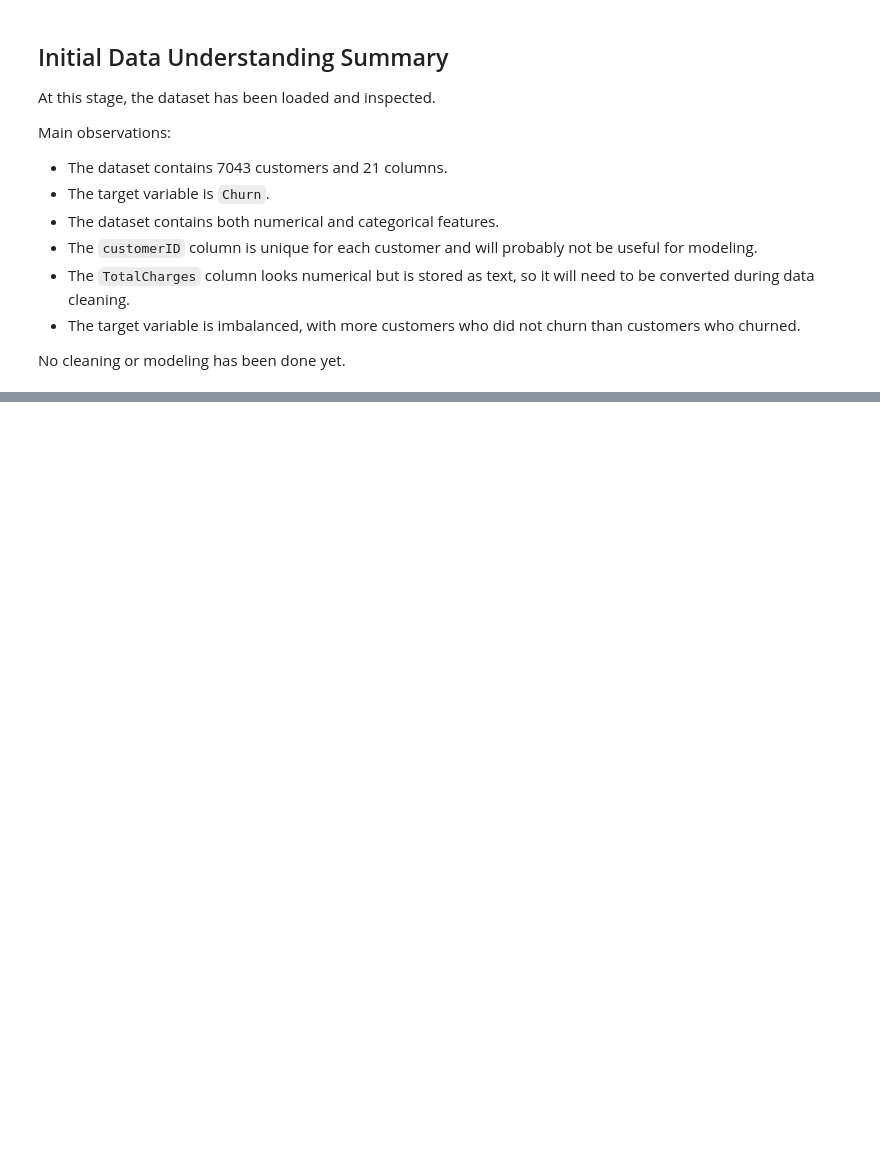
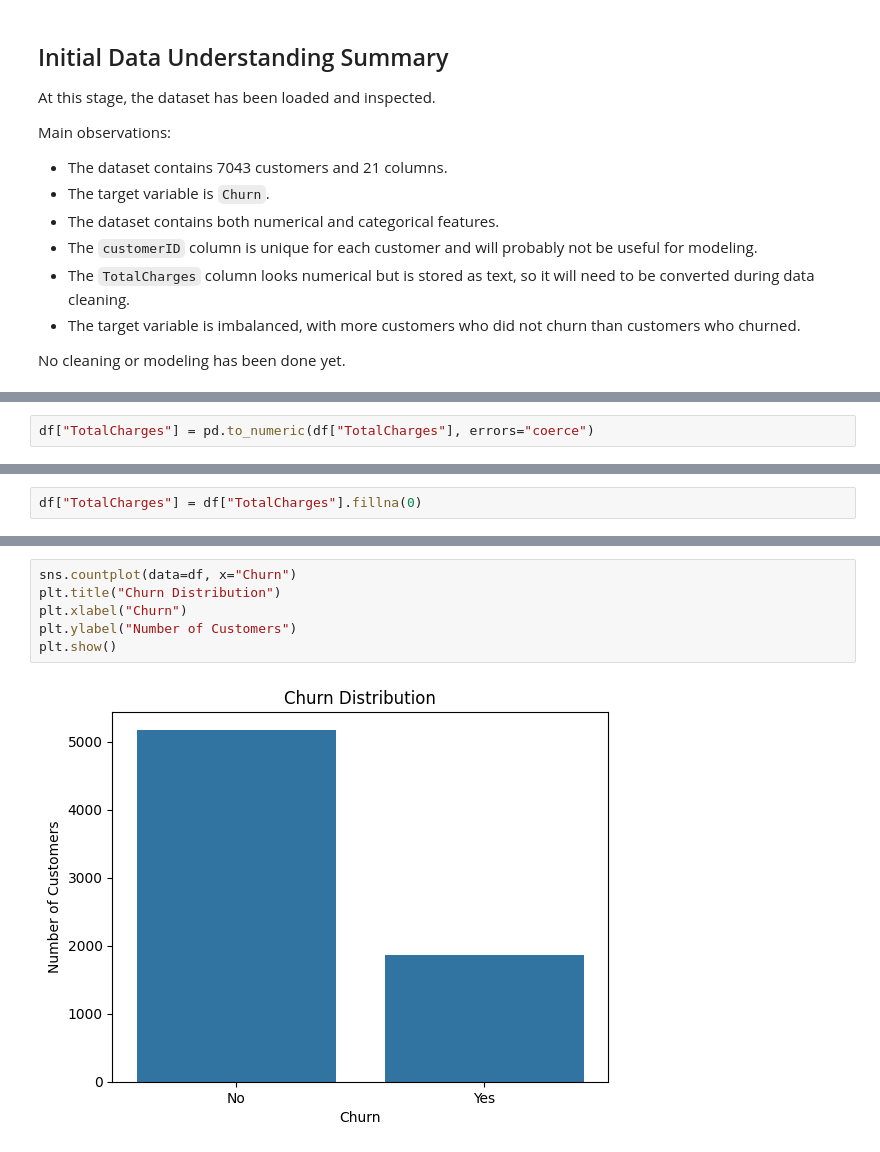
Before and after one commit to ElieAntoineGeagea/customer-churn-prediction, a Jupyter notebook: notebooks/01_data_understanding.ipynb, the cells around one changed output, grey strips where cells are left out. Cells and saved outputs as stored; diff of their text form; blank space fills up the shorter version.

Commit message:
Complete exploratory churn analysis

```diff
--- a/notebooks/01_data_understanding.ipynb
+++ b/notebooks/01_data_understanding.ipynb
@@ -323,0 +382,2 @@ No cleaning or modeling has been done yet.
+# %%
+df["TotalCharges"] = pd.to_numeric(df["TotalCharges"], errors="coerce")
@@ -323,0 +421,2 @@ No cleaning or modeling has been done yet.
+# %%
+df["TotalCharges"] = df["TotalCharges"].fillna(0)
@@ -323,0 +492,8 @@ No cleaning or modeling has been done yet.
+# %%
+sns.countplot(data=df, x="Churn")
+plt.title("Churn Distribution")
+plt.xlabel("Churn")
+plt.ylabel("Number of Customers")
+plt.show()
+# %% [output]
+[figure, added]
```
Also changed, not shown: parts of 74 cells of this notebook.
